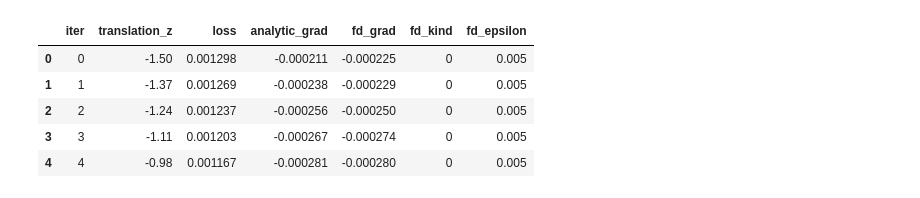
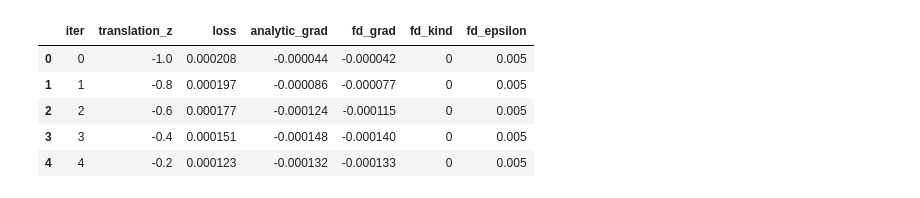
Before and after one commit to M-Gjerde/DifferentiablePointRendering, a Jupyter notebook: python/finite_difference/notebook_scatter_2.ipynb, the cells around one changed output. Cells and saved outputs as stored; diff of their text form; code cells hidden in the pictures.

Commit message:
Possibly solved the transmit issue

```diff
--- a/python/finite_difference/notebook_scatter_2.ipynb
+++ b/python/finite_difference/notebook_scatter_2.ipynb
@@ -1,30 +1,30 @@
 # %%
 import pandas as pd
 from pathlib import Path
 
-test = "0"
+test = "1"
 parameter = "translation_z"
-scene = "transmit_2"
+scene = "transmit_3"
 camera = "camera1"
 csv_path = Path(f"Output/{scene}/{parameter}/{test}/{camera}_{parameter}_sweep.csv")
 
 if not csv_path.exists():
     raise FileNotFoundError(f"CSV file not found: {csv_path}")
 
 df = pd.read_csv(csv_path)
 
 required_columns = {f"{parameter}", "loss", "analytic_grad", "fd_grad"}
 if not required_columns.issubset(df.columns):
     raise RuntimeError(f"CSV must contain columns: {required_columns}")
 
 df.head()
 # %% [output]
 |  | iter | translation_z | loss | analytic_grad | fd_grad | fd_kind | fd_epsilon |
-| 0 | 0 | -1.50 | 0.001298 | -0.000211 | -0.000225 | 0 | 0.005 |
-| 1 | 1 | -1.37 | 0.001269 | -0.000238 | -0.000229 | 0 | 0.005 |
-| 2 | 2 | -1.24 | 0.001237 | -0.000256 | -0.000250 | 0 | 0.005 |
-| 3 | 3 | -1.11 | 0.001203 | -0.000267 | -0.000274 | 0 | 0.005 |
-| 4 | 4 | -0.98 | 0.001167 | -0.000281 | -0.000280 | 0 | 0.005 |
+| 0 | 0 | -1.0 | 0.000208 | -0.000044 | -0.000042 | 0 | 0.005 |
+| 1 | 1 | -0.8 | 0.000197 | -0.000086 | -0.000077 | 0 | 0.005 |
+| 2 | 2 | -0.6 | 0.000177 | -0.000124 | -0.000115 | 0 | 0.005 |
+| 3 | 3 | -0.4 | 0.000151 | -0.000148 | -0.000140 | 0 | 0.005 |
+| 4 | 4 | -0.2 | 0.000123 | -0.000132 | -0.000133 | 0 | 0.005 |
 # %%
 import matplotlib.pyplot as plt
 
```
Also changed, not shown: parts of 5 cells of this notebook, 6 other files.
